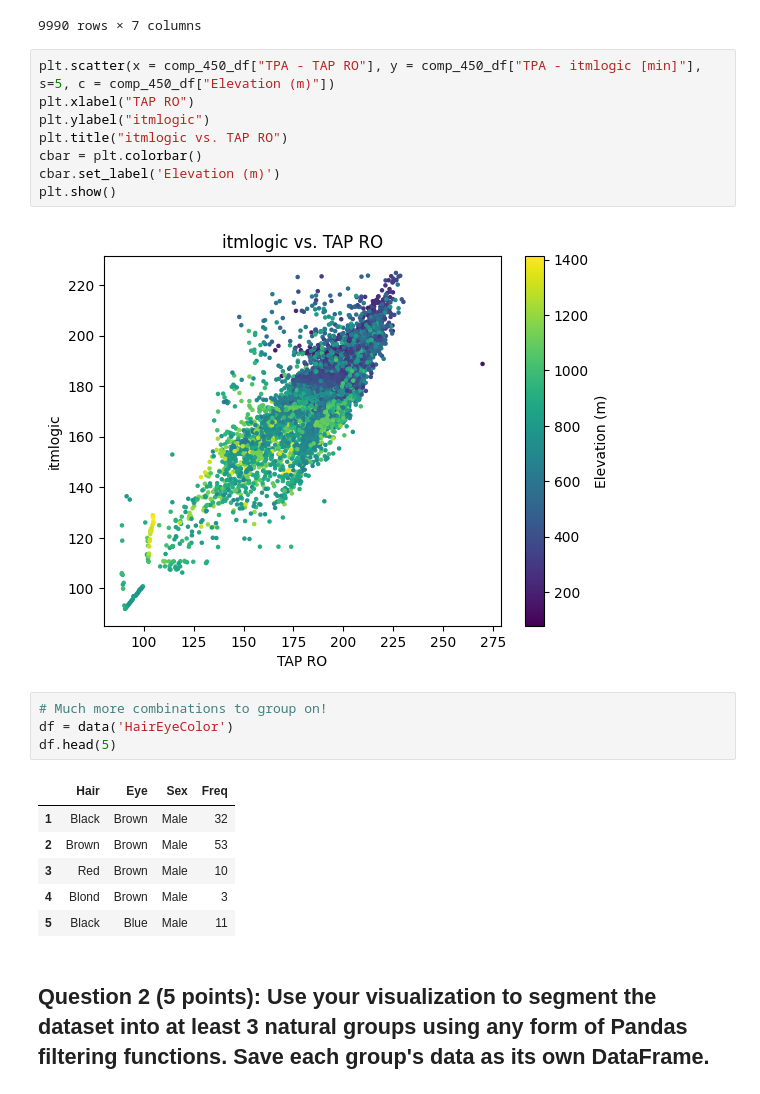
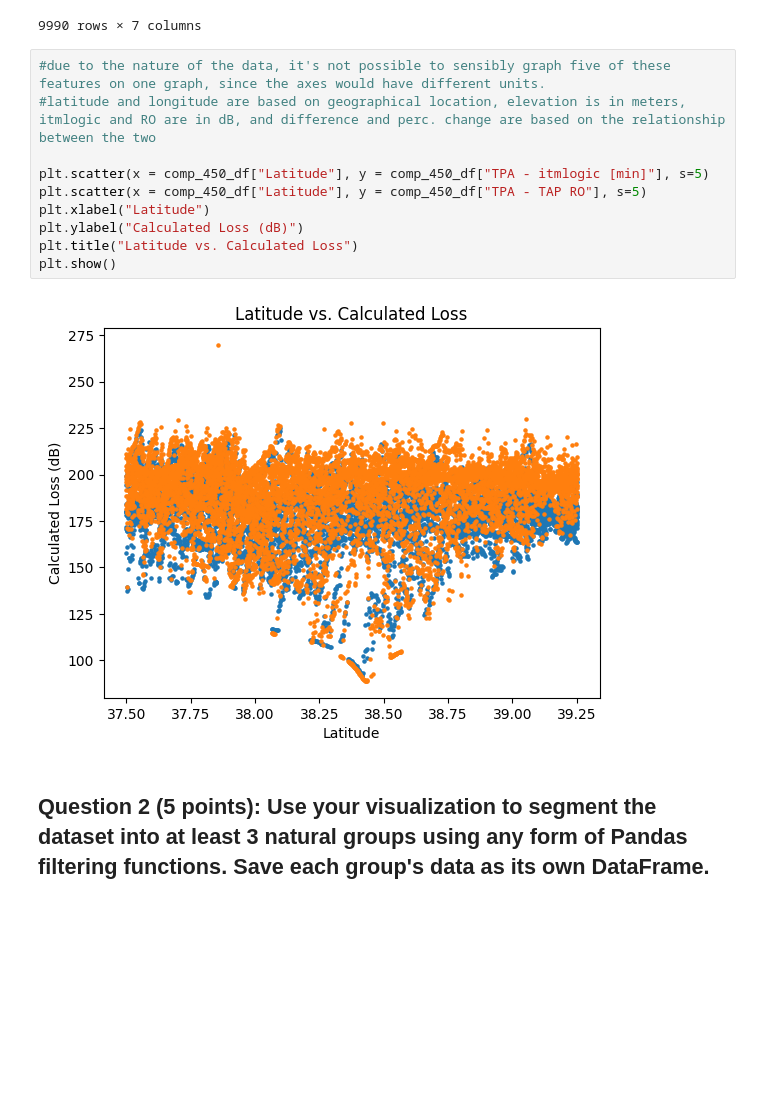
Before and after one commit to jez2sk/DS-3001, a Jupyter notebook: labs/Lab_1_Pandas_and_Data_Sourcing v2.ipynb, the cells around one changed output. Cells and saved outputs as stored; diff of their text form; blank space fills up the shorter version.

```diff
--- a/labs/Lab_1_Pandas_and_Data_Sourcing v2.ipynb
+++ b/labs/Lab_1_Pandas_and_Data_Sourcing v2.ipynb
@@ -38,26 +38,17 @@ comp_450_df
 | 9988 | 38.112111 | -80.453722 | 173.385960 | 200.69 | -27.304040 | 13.605082 | ... |
 | 9989 | 38.114111 | -80.453722 | 172.640717 | 194.75 | -22.109283 | 11.352648 | ... |
 9990 rows × 7 columns
-# %%
-plt.scatter(x = comp_450_df["TPA - TAP RO"], y = comp_450_df["TPA - itmlogic [min]"], s=5, c = comp_450_df["Elevation (m)"])
-plt.xlabel("TAP RO")
-plt.ylabel("itmlogic")
-plt.title("itmlogic vs. TAP RO")
-cbar = plt.colorbar()
-cbar.set_label('Elevation (m)')
-plt.show()
-# %% [output]
-[figure, removed]
-# %%
-# Much more combinations to group on!
-df = data('HairEyeColor')
-df.head(5)
-# %% [output]
-|  | Hair | Eye | Sex | Freq |
-| 1 | Black | Brown | Male | 32 |
-| 2 | Brown | Brown | Male | 53 |
-| 3 | Red | Brown | Male | 10 |
-| 4 | Blond | Brown | Male | 3 |
-| 5 | Black | Blue | Male | 11 |
+# %%
+#due to the nature of the data, it's not possible to sensibly graph five of these features on one graph, since the axes would have different units.
+#latitude and longitude are based on geographical location, elevation is in meters, itmlogic and RO are in dB, and difference and perc. change are based on the relationship between the two
+
+plt.scatter(x = comp_450_df["Latitude"], y = comp_450_df["TPA - itmlogic [min]"], s=5)
+plt.scatter(x = comp_450_df["Latitude"], y = comp_450_df["TPA - TAP RO"], s=5)
+plt.xlabel("Latitude")
+plt.ylabel("Calculated Loss (dB)")
+plt.title("Latitude vs. Calculated Loss")
+plt.show()
+# %% [output]
+[figure, added]
 # %% [markdown]
 ## **Question 2 (5 points):** Use your visualization to segment the dataset into at least 3 natural groups using any form of Pandas filtering functions. Save each group's data as its own DataFrame.
```
Also changed, not shown: parts of 1 cell of this notebook.
